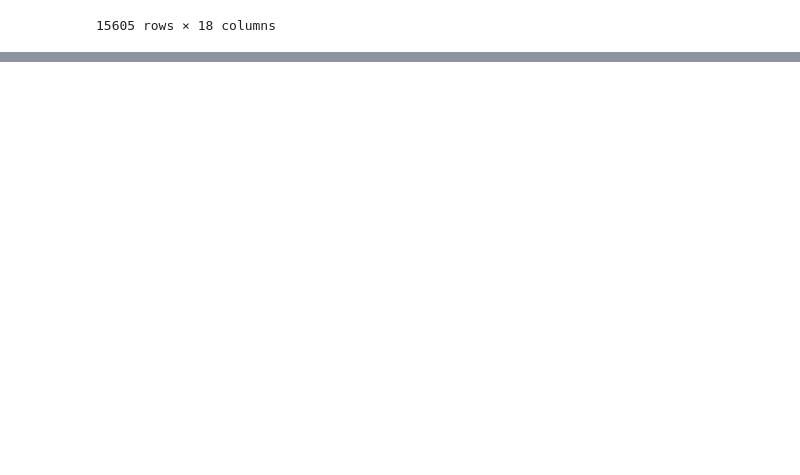
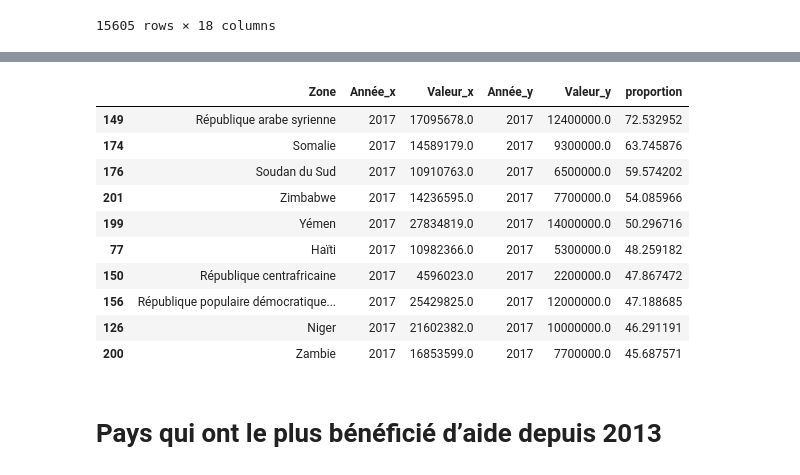
Before and after one commit to Anaisbaron/openclassrooms, a Jupyter notebook: P4.ipynb, the cells around one changed output, grey strips where cells are left out. Saved outputs shown, nothing was run; the diff lists cells and outputs as text; code cells hidden in the pictures; blank space fills up the shorter version.

```diff
--- a/P4.ipynb
+++ b/P4.ipynb
@@ -1208,0 +1529,18 @@ SyntaxError: invalid syntax (3433262650.py, line 1)
+# %%
+top_10_pays_sous_nutrition = proportion_sous_nutrition.sort_values(by=['proportion'], ascending = False)
+# %%
+top_10_pays_sous_nutrition.head(10)
+# %% [output]
+|  | Zone | Année_x | Valeur_x | Année_y | Valeur_y | proportion |
+| 149 | République arabe syrienne | 2017 | 17095678.0 | 2017 | 12400000.0 | 72.532952 |
+| 174 | Somalie | 2017 | 14589179.0 | 2017 | 9300000.0 | 63.745876 |
+| 176 | Soudan du Sud | 2017 | 10910763.0 | 2017 | 6500000.0 | 59.574202 |
+| 201 | Zimbabwe | 2017 | 14236595.0 | 2017 | 7700000.0 | 54.085966 |
+| 199 | Yémen | 2017 | 27834819.0 | 2017 | 14000000.0 | 50.296716 |
+| 77 | Haïti | 2017 | 10982366.0 | 2017 | 5300000.0 | 48.259182 |
+| 150 | République centrafricaine | 2017 | 4596023.0 | 2017 | 2200000.0 | 47.867472 |
+| 156 | République populaire démocratique... | 2017 | 25429825.0 | 2017 | 12000000.0 | 47.188685 |
+| 126 | Niger | 2017 | 21602382.0 | 2017 | 10000000.0 | 46.291191 |
+| 200 | Zambie | 2017 | 16853599.0 | 2017 | 7700000.0 | 45.687571 |
+# %% [markdown]
+# Pays qui ont le plus bénéficié d’aide depuis 2013
```
Also changed, not shown: parts of 65 cells of this notebook.
